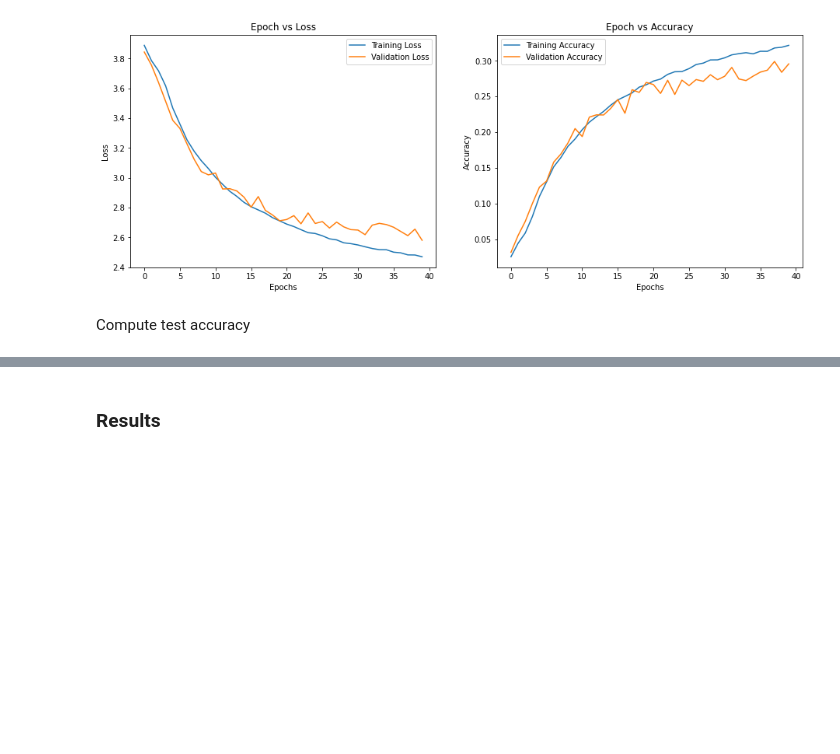
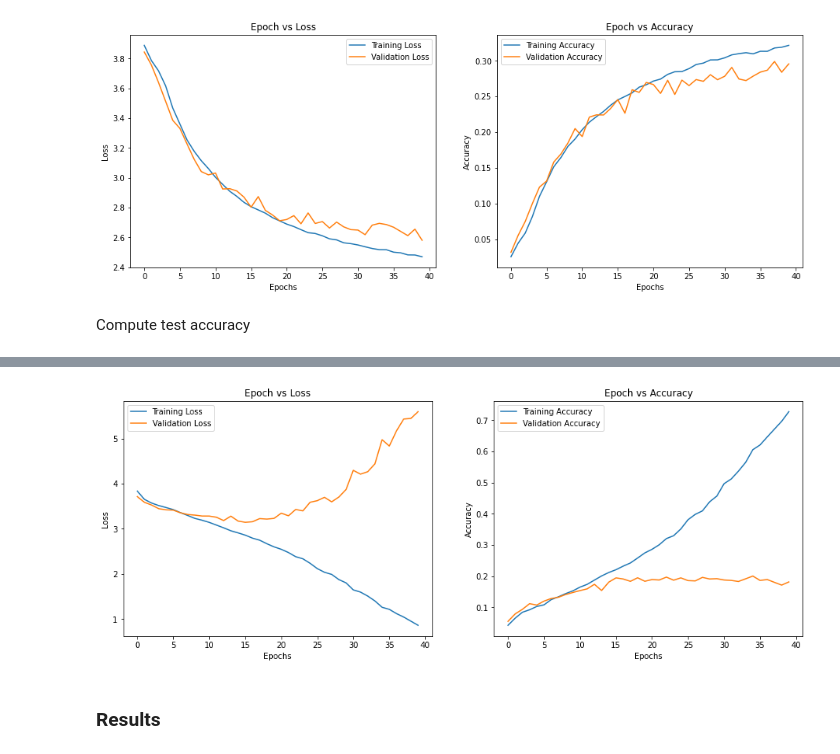
Before and after one commit to osimon8/GeoGuessrGuessr, a Jupyter notebook: notebook.ipynb, the cells around one changed output, grey strips where cells are left out. Drawn from its saved outputs; the diff is of its cells as text; code cells hidden in the pictures; blank space fills up the shorter version.

```diff
--- a/notebook.ipynb
+++ b/notebook.ipynb
@@ -601,3 +676,19 @@ def plot_acc_by_state(accs, sorted=True, title=None, show_avg=True, k=0):
+# %%
+model_alex = models.alexnet(pretrained=False)
+num_ftrs = model_alex.classifier[6].in_features
+model_alex.classifier[6] = nn.Linear(num_ftrs,51)
+
+model_alex = model_alex.to(device)
+
+criterion = nn.CrossEntropyLoss()
+
+# Observe that all parameters are being optimized
+optimizer = torch.optim.SGD(model_alex.parameters(), lr=0.01, momentum=0.9)
+# %%
+train_loss_alex, train_acc_alex, validation_loss_alex, validation_acc_alex = train2(model_alex, device, train_data_loader, test_loader, 40, criterion, optimizer)
+plot_loss_accuracy(train_loss_alex, train_acc_alex, validation_loss_alex, validation_acc_alex)
+# %% [output]
+[figure, added]
 # %% [markdown]
 ### Results
 # %%
```
Also changed, not shown: parts of 10 cells of this notebook.
